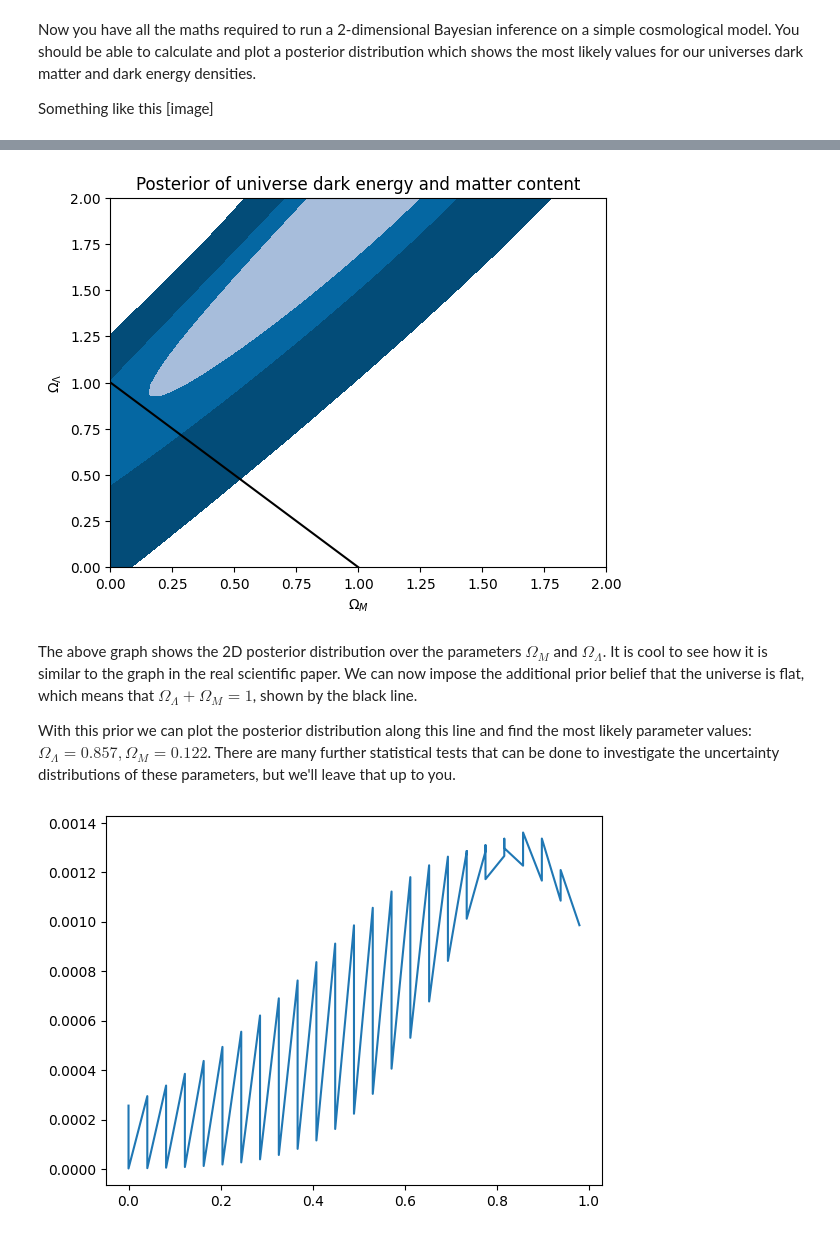
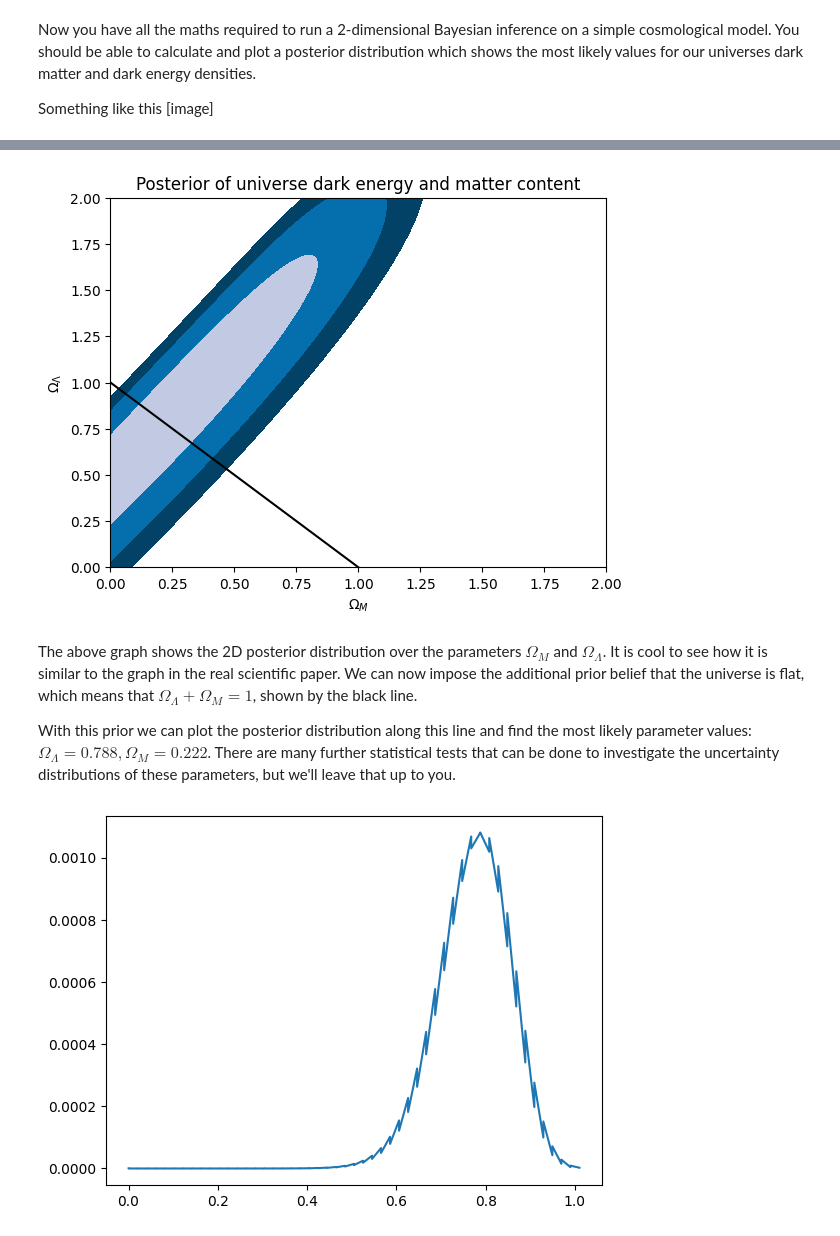
Before and after one commit to BorisDeletic/CompStatsForQuant, a Jupyter notebook: 2Bayes/CosmologicalModel.ipynb, the cells around one changed output, grey strips where cells are left out. Drawn from its saved outputs; the diff is of its cells as text; code cells hidden in the pictures.

Commit message:
fixed cosmological model to use 2005 supernova data and fixed bug in calculating luminosity distance

```diff
--- a/2Bayes/CosmologicalModel.ipynb
+++ b/2Bayes/CosmologicalModel.ipynb
@@ -148,7 +77,7 @@ import math
 import scipy
 
 c = 299792 # speed of light (km/s)
-M = -3.48  # zero point magnitude
+H0 = 70 / 1000000 # hubble constant (km/s/pc)
 # %%
 def curvature(x, dt):
     if dt > 1:
@@ -159,15 +88,14 @@ def curvature(x, dt):
         return math.sinh(x)
 
 
-def integral_func(x):
+def integral_func(x, de, dm):
     return ((1 + x)**2 * (1 + x*dm) - x * (2 + x) * de)**(-0.5)
 
 
 def scale_factor(z, de, dm):
-   # de, dm = float(de), float(dm)
     kappa = 1 - de - dm if de + dm != 1 else 1
 
-    integrand = scipy.integrate.quad(integral_func, 0, z)[0]
+    integrand = scipy.integrate.quad(integral_func, 0, z, args=(de, dm))[0]
 
     return curvature(integrand * np.sqrt(abs(kappa)), de + dm)
 
@@ -175,7 +103,7 @@ def scale_factor(z, de, dm):
 def luminosity_distance(z, de, dm):
     kappa = 1 - de - dm if de + dm != 1 else 1
 
-    prefac = c * (1 + z) / (np.sqrt(np.abs(kappa)))
+    prefac = c * (1 + z) / (H0 * np.sqrt(np.abs(kappa)))
 
     l_distance = prefac * np.vectorize(scale_factor)(z, de, dm)
 
@@ -183,12 +111,12 @@ def luminosity_distance(z, de, dm):
 
 
 def brightness(z, de, dm):
-    return M + 5 * np.log10(luminosity_distance(z, de, dm))
+    return 5 * np.log10(luminosity_distance(z, de, dm) / 10)
 
 
 def loglikelihood(data, theta):
-    dm = theta[0]
-    de = theta[1]
+    de = theta[0]
+    dm = theta[1]
 
     model_mb = brightness(data['z'].values, de, dm)
 
@@ -199,7 +127,7 @@ def loglikelihood(data, theta):
 data = pd.read_csv('supernova_data.csv')
 data.sort_values(by = ['z'], inplace=True)
 
-n=50
+n=100
 de_range = np.linspace(0,2,n)
 dm_range = np.linspace(0,2,n)
 
@@ -210,14 +138,14 @@ likelihoods = []
 for de in de_range:
     for dm in dm_range:
         likelihoods.append({
+            'de': de,
             'dm': dm,
-            'de': de,
-            'loglike': loglikelihood(data, [dm, de])
+            'loglike': loglikelihood(data, [de, dm])
         })
-     #   print(de, dm, )
+
 
 df = pd.DataFrame(likelihoods)
-df['like'] = np.exp(df['loglike']/2).fillna(0)
+df['like'] = np.exp(df['loglike']).fillna(0)
 
 Z = df['like'].sum()
 df['norm_like'] = df['like'] / Z
@@ -237,0 +171,9 @@ plt.show()
+# %%
+df.sort_values('norm_like', inplace=True)
+df['cdf'] = np.cumsum(df['norm_like'])
+contour_max = df.iloc[(np.abs(df['cdf'] - 1)).argmin()]['norm_like']
+contour68 = df.iloc[(np.abs(df['cdf'] - 0.32)).argmin()]['norm_like']
+contour95 = df.iloc[(np.abs(df['cdf'] - 0.05)).argmin()]['norm_like']
+contour99 = df.iloc[(np.abs(df['cdf'] - 0.01)).argmin()]['norm_like']
+df.sort_index(inplace=True)
+print(contour68, contour95)
@@ -238,26 +194,26 @@ plt.show()
 # %%
-ax = plt.contourf(mesh[0], mesh[1], df['norm_like'].values.reshape(50,50), levels=[0.000187, 0.000907, 0.0014, 0.005], cmap=cm.PuBu_r)
-
+ax = plt.contourf(mesh[0], mesh[1], df['norm_like'].values.reshape(n,n), levels=[contour99, contour95, contour68, contour_max], cmap=cm.PuBu_r)
+# ax = plt.pcolormesh(mesh[0], mesh[1], df['norm_like'].values.reshape(n,n))
 flat_universe = np.array([np.linspace(0,1), np.linspace(1,0)])
 
 plt.plot(flat_universe[0], flat_universe[1], color='black')
 plt.xlabel(r'$\Omega_M$')
 plt.ylabel(r'$\Omega_{\Lambda}$')
 plt.title('Posterior of universe dark energy and matter content')
 
 plt.show()
 # %% [output]
-[figure, old version]
+[figure, new version]
 # %% [markdown]
 The above graph shows the 2D posterior distribution over the parameters $\Omega_M$ and $\Omega_{\Lambda}$. It is cool to see how it is similar to the graph in the real scientific paper. We can now impose the additional prior belief that the universe is flat, which means that $\Omega_{\Lambda} + \Omega_M = 1$, shown by the black line.
 
-With this prior we can plot the posterior distribution along this line and find the most likely parameter values: $\Omega_{\Lambda} = 0.857,  \Omega_M = 0.122$. There are many further statistical tests that can be done to investigate the uncertainty distributions of these parameters, but we'll leave that up to you.
+With this prior we can plot the posterior distribution along this line and find the most likely parameter values: $\Omega_{\Lambda} = 0.788,  \Omega_M = 0.222$. There are many further statistical tests that can be done to investigate the uncertainty distributions of these parameters, but we'll leave that up to you.
 # %%
-flat_like = df[df['de'] + df['dm'] - 1 < 1e-9]
+flat_like = df[abs(df['de']+ df['dm'] - 1) < 0.02]
 plt.plot(flat_like['de'], flat_like['norm_like'])
 plt.show()
 # %% [output]
-[figure, old version]
+[figure, new version]
 # %%
 flat_like[flat_like['norm_like'] == max(flat_like['norm_like'])]
 # %% [output]
```
Also changed, not shown: parts of 10 cells of this notebook, 2 other files.
